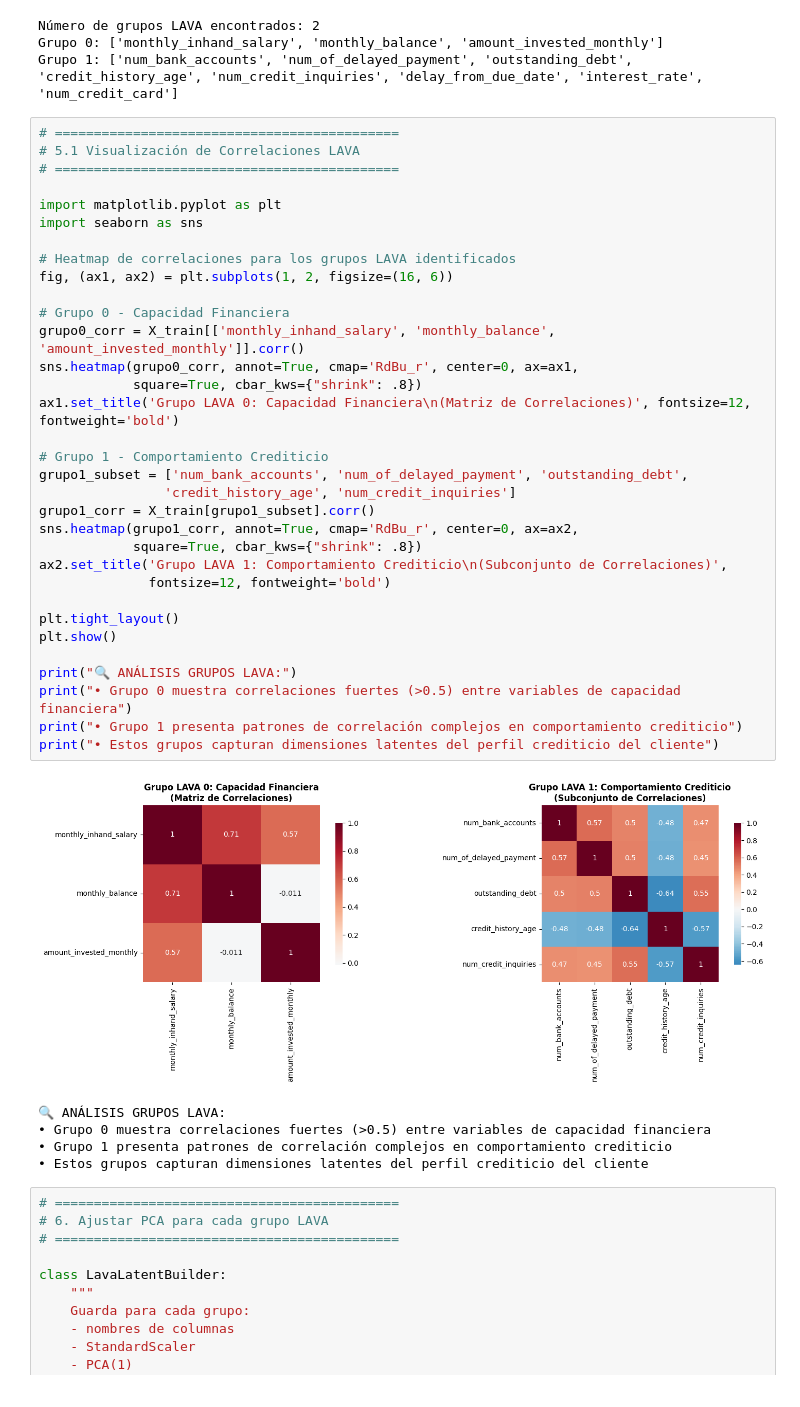
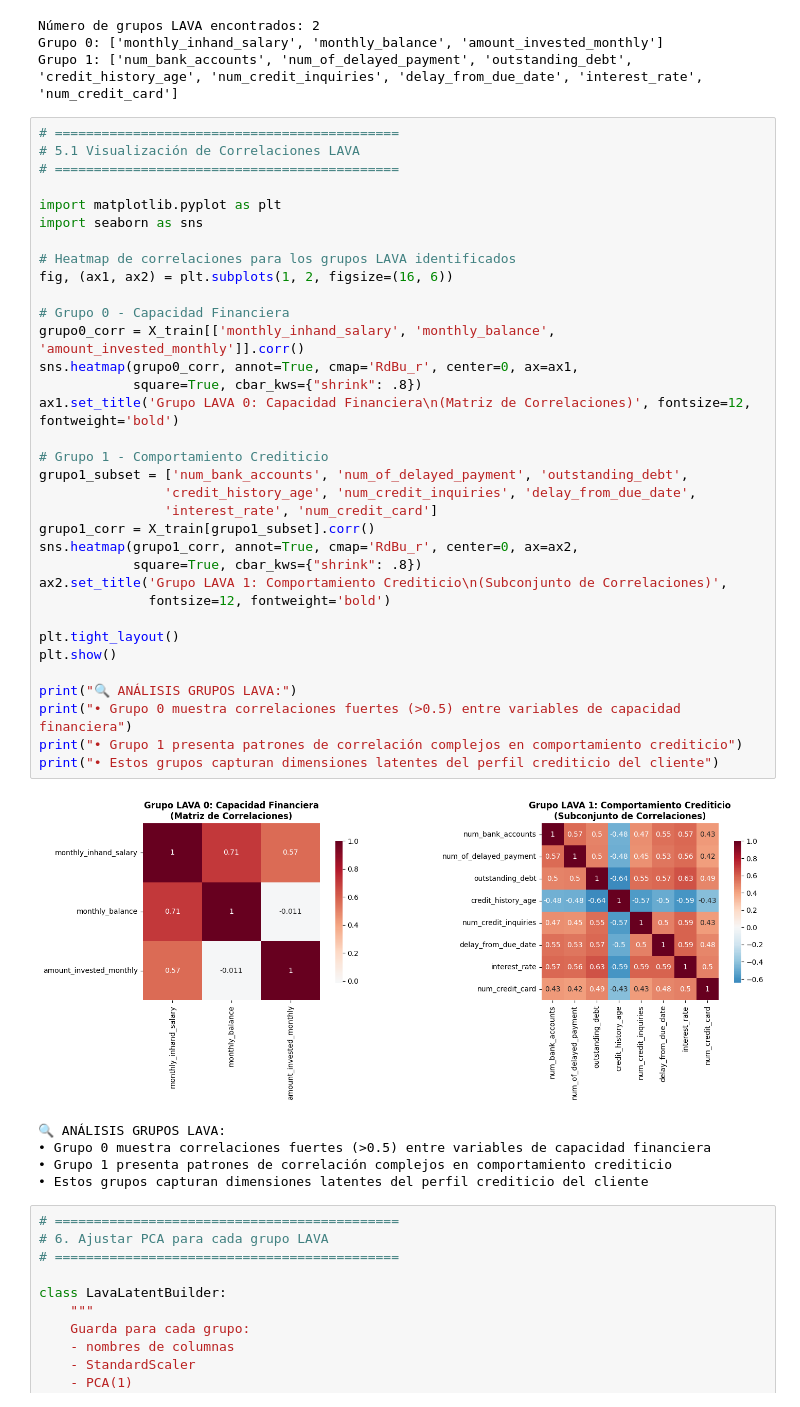
Before and after one commit to johand-lopez/proyecto_final_score, a Jupyter notebook: _sources/Boost_Lava.ipynb, the cells around one changed output. Cells and saved outputs as stored; diff of their text form.

```diff
--- a/_sources/Boost_Lava.ipynb
+++ b/_sources/Boost_Lava.ipynb
@@ -189,35 +166,36 @@ Grupo 1: ['num_bank_accounts', 'num_of_delayed_payment', 'outstanding_debt', 'cr
 # ============================================
 
 import matplotlib.pyplot as plt
 import seaborn as sns
 
 # Heatmap de correlaciones para los grupos LAVA identificados
 fig, (ax1, ax2) = plt.subplots(1, 2, figsize=(16, 6))
 
 # Grupo 0 - Capacidad Financiera
 grupo0_corr = X_train[['monthly_inhand_salary', 'monthly_balance', 'amount_invested_monthly']].corr()
 sns.heatmap(grupo0_corr, annot=True, cmap='RdBu_r', center=0, ax=ax1,
             square=True, cbar_kws={"shrink": .8})
 ax1.set_title('Grupo LAVA 0: Capacidad Financiera\n(Matriz de Correlaciones)', fontsize=12, fontweight='bold')
 
 # Grupo 1 - Comportamiento Crediticio
 grupo1_subset = ['num_bank_accounts', 'num_of_delayed_payment', 'outstanding_debt',
-                'credit_history_age', 'num_credit_inquiries']
+                'credit_history_age', 'num_credit_inquiries', 'delay_from_due_date',
+                'interest_rate', 'num_credit_card']
 grupo1_corr = X_train[grupo1_subset].corr()
 sns.heatmap(grupo1_corr, annot=True, cmap='RdBu_r', center=0, ax=ax2,
             square=True, cbar_kws={"shrink": .8})
 ax2.set_title('Grupo LAVA 1: Comportamiento Crediticio\n(Subconjunto de Correlaciones)',
               fontsize=12, fontweight='bold')
 
 plt.tight_layout()
 plt.show()
 
 print("🔍 ANÁLISIS GRUPOS LAVA:")
 print("• Grupo 0 muestra correlaciones fuertes (>0.5) entre variables de capacidad financiera")
 print("• Grupo 1 presenta patrones de correlación complejos en comportamiento crediticio")
 print("• Estos grupos capturan dimensiones latentes del perfil crediticio del cliente")
 # %% [output]
-[figure, old version]
+[figure, new version]
 🔍 ANÁLISIS GRUPOS LAVA:
 • Grupo 0 muestra correlaciones fuertes (>0.5) entre variables de capacidad financiera
 • Grupo 1 presenta patrones de correlación complejos en comportamiento crediticio
```
Also changed, not shown: parts of 26 cells of this notebook, 23 other files.
